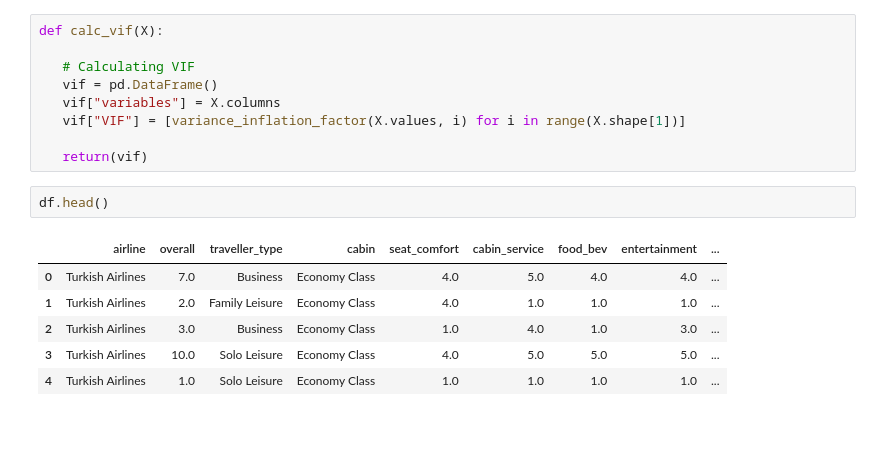
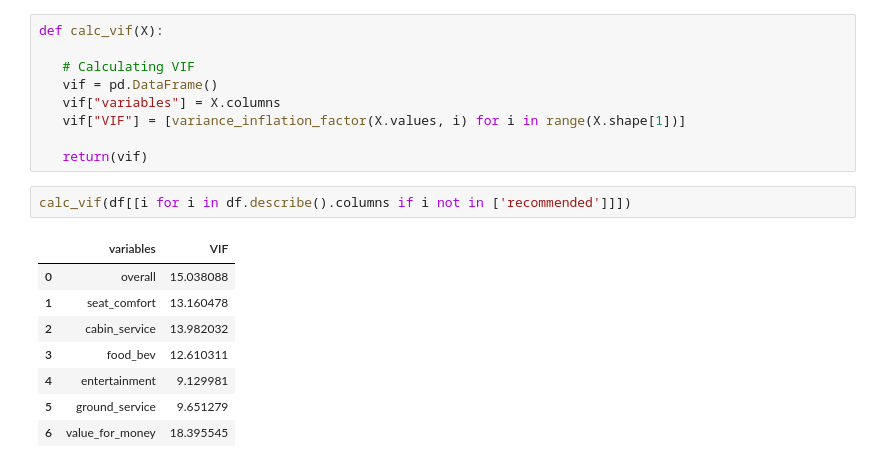
Before and after one commit to Zeeshan00789/Airline-Passenger-Referral-Prediction, a Jupyter notebook: Airline_Passenger_Referral_Prediction.ipynb, the cells around one changed output. Cells and saved outputs as stored; diff of their text form; blank space fills up the shorter version.

```diff
--- a/Airline_Passenger_Referral_Prediction.ipynb
+++ b/Airline_Passenger_Referral_Prediction.ipynb
@@ -595,12 +597,14 @@ def calc_vif(X):
    vif["VIF"] = [variance_inflation_factor(X.values, i) for i in range(X.shape[1])]
 
    return(vif)
-# %%
-df.head()
-# %% [output]
-|  | airline | overall | traveller_type | cabin | seat_comfort | cabin_service | food_bev | entertainment | ... |
-| 0 | Turkish Airlines | 7.0 | Business | Economy Class | 4.0 | 5.0 | 4.0 | 4.0 | ... |
-| 1 | Turkish Airlines | 2.0 | Family Leisure | Economy Class | 4.0 | 1.0 | 1.0 | 1.0 | ... |
-| 2 | Turkish Airlines | 3.0 | Business | Economy Class | 1.0 | 4.0 | 1.0 | 3.0 | ... |
-| 3 | Turkish Airlines | 10.0 | Solo Leisure | Economy Class | 4.0 | 5.0 | 5.0 | 5.0 | ... |
-| 4 | Turkish Airlines | 1.0 | Solo Leisure | Economy Class | 1.0 | 1.0 | 1.0 | 1.0 | ... |
+# %%
+calc_vif(df[[i for i in df.describe().columns if i not in ['recommended']]])
+# %% [output]
+|  | variables | VIF |
+| 0 | overall | 15.038088 |
+| 1 | seat_comfort | 13.160478 |
+| 2 | cabin_service | 13.982032 |
+| 3 | food_bev | 12.610311 |
+| 4 | entertainment | 9.129981 |
+| 5 | ground_service | 9.651279 |
+| 6 | value_for_money | 18.395545 |
```
Also changed, not shown: parts of 6 cells of this notebook.
